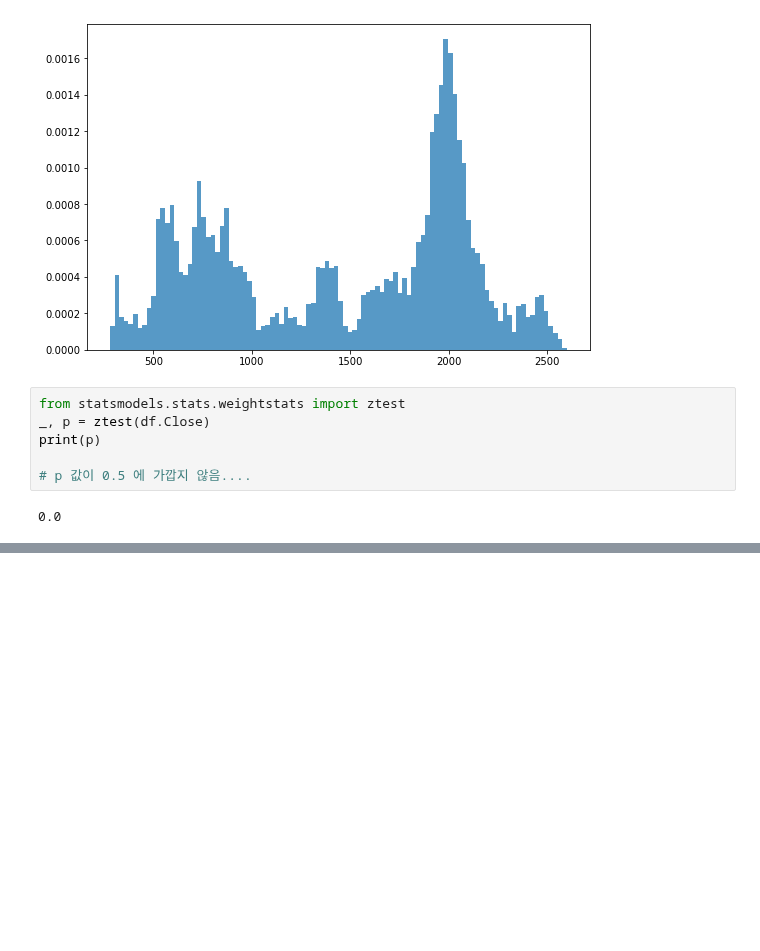
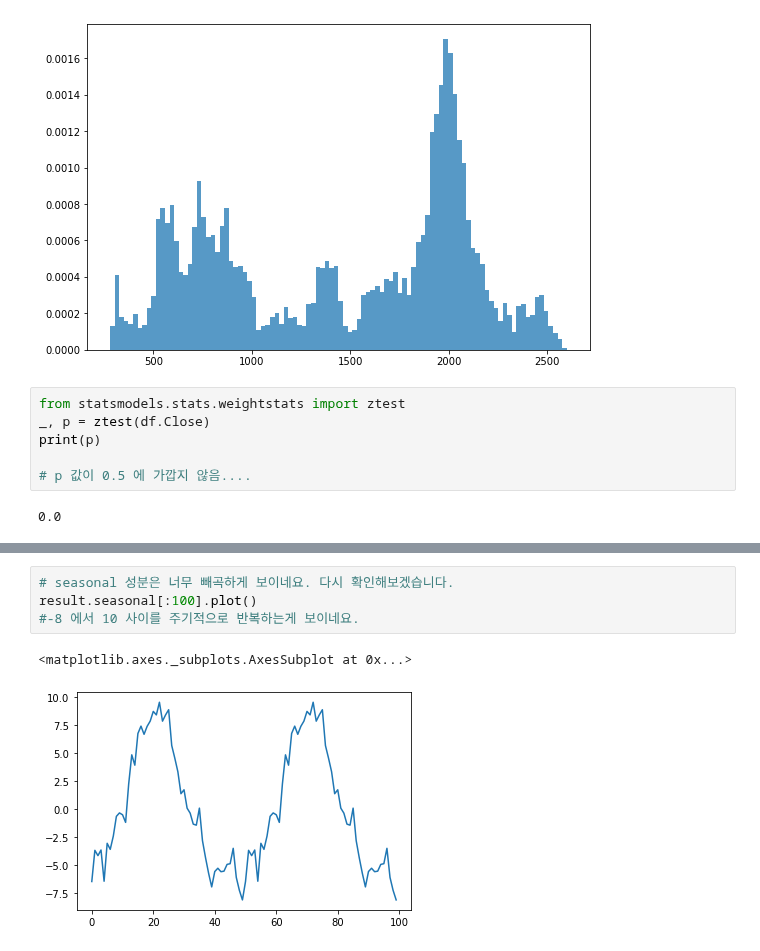
Before and after one commit to ittapa/AIFFEL-FILP-CODING, a Jupyter notebook: lms/01-EXPLORATION/E20-Anomaly_Detection/01-basic.ipynb, the cells around one changed output, grey strips where cells are left out. Drawn from its saved outputs; the diff is of its cells as text; blank space fills up the shorter version.

```diff
--- a/lms/01-EXPLORATION/E20-Anomaly_Detection/01-basic.ipynb
+++ b/lms/01-EXPLORATION/E20-Anomaly_Detection/01-basic.ipynb
@@ -163,0 +202,7 @@ print(p)
+# %%
+# seasonal 성분은 너무 빼곡하게 보이네요. 다시 확인해보겠습니다.
+result.seasonal[:100].plot()
+#-8 에서 10 사이를 주기적으로 반복하는게 보이네요.
+# %% [output]
+<matplotlib.axes._subplots.AxesSubplot at 0x...>
+[figure, added]
```
Also changed, not shown: parts of 52 cells of this notebook, 8 other files.
